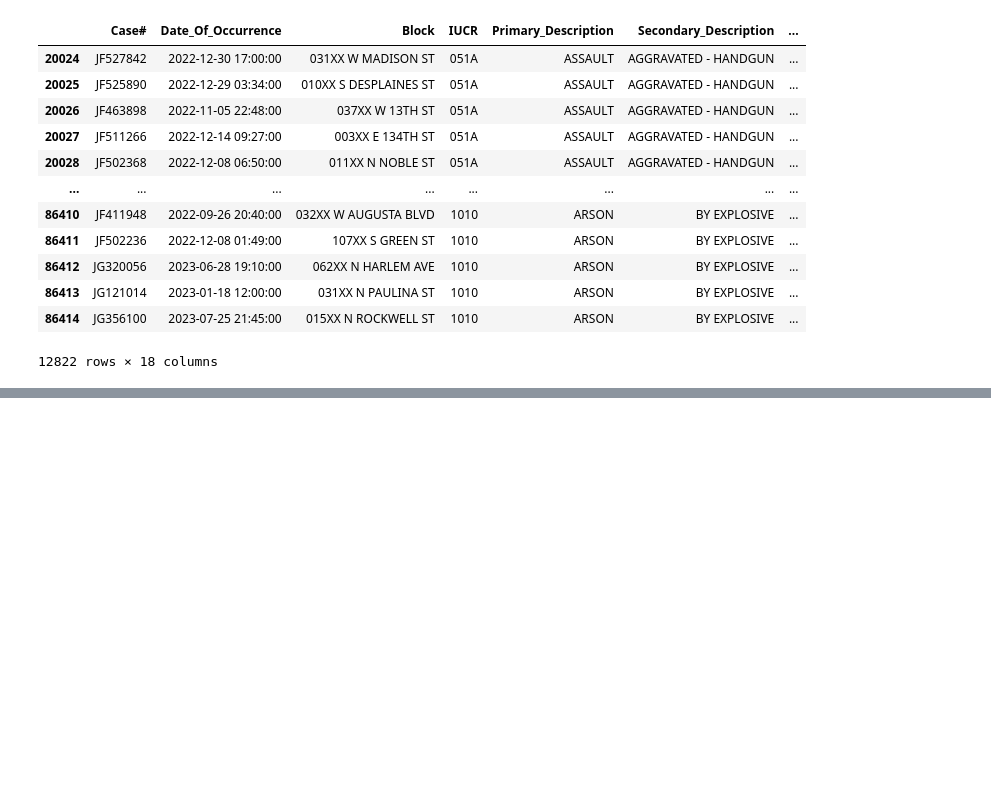
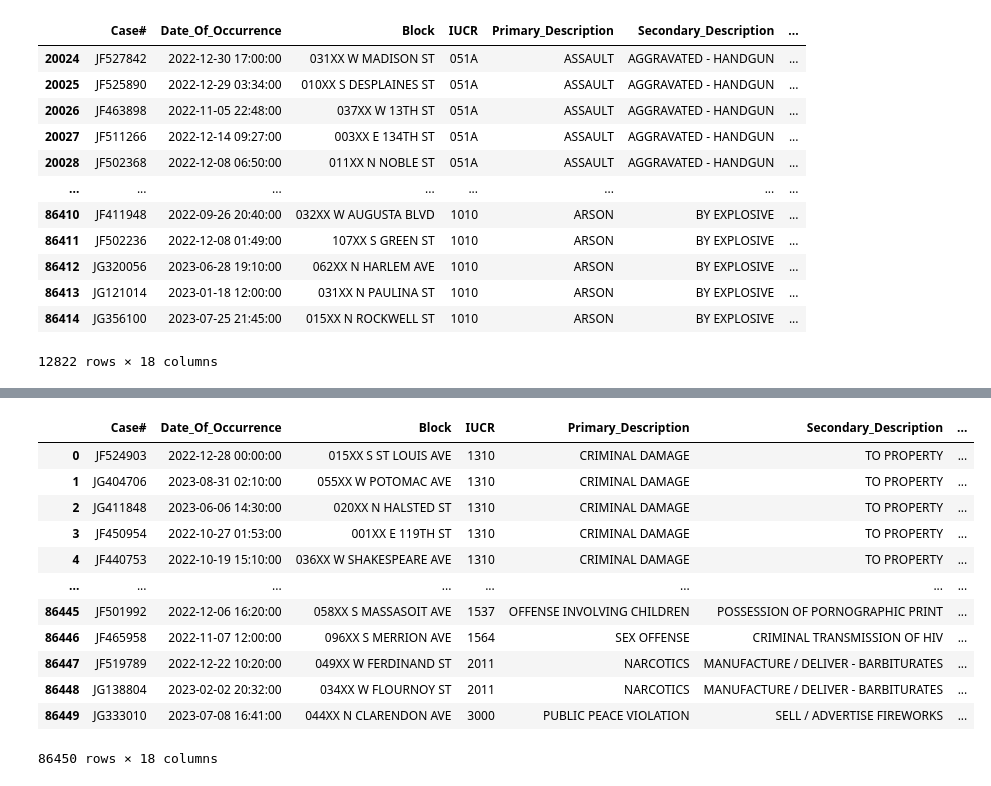
Before and after one commit to LincolnBrownBellevue/DSC540, a Jupyter notebook: Wks5-6/DSC540_Milestone2_LincolnBrown.ipynb, the cells around one changed output, grey strips where cells are left out. Cells and saved outputs as stored; diff of their text form; code cells hidden in the pictures; blank space fills up the shorter version.

```diff
--- a/Wks5-6/DSC540_Milestone2_LincolnBrown.ipynb
+++ b/Wks5-6/DSC540_Milestone2_LincolnBrown.ipynb
@@ -412,7 +412,7 @@ Then I will use that to create a new DataFrame of index crimes that can be used
 # %%
 # Now that the dataset is clean, let's use the 'INDEX CODE' column to
 # add a new column to the chicago_crime_df
-index_crimes = pd.merge(chicago_crime_df, clean_iucr[['IUCR','INDEX CODE']], on='IUCR')
+index_crimes = pd.merge(chicago_crime_df, clean_iucr[['IUCR','INDEX CODE']], how='inner', on='IUCR')
 tracked_crimes = index_crimes.loc[index_crimes['INDEX CODE'] == 'I']
 tracked_crimes
 # %% [output]
@@ -431,0 +449,17 @@ tracked_crimes
+# %%
+# Cleaned df with indexes for crime tracking
+index_crimes
+# %% [output]
+|  | Case# | Date_Of_Occurrence | Block | IUCR | Primary_Description | Secondary_Description | ... |
+| 0 | JF524903 | 2022-12-28 00:00:00 | 015XX S ST LOUIS AVE | 1310 | CRIMINAL DAMAGE | TO PROPERTY | ... |
+| 1 | JG404706 | 2023-08-31 02:10:00 | 055XX W POTOMAC AVE | 1310 | CRIMINAL DAMAGE | TO PROPERTY | ... |
+| 2 | JG411848 | 2023-06-06 14:30:00 | 020XX N HALSTED ST | 1310 | CRIMINAL DAMAGE | TO PROPERTY | ... |
+| 3 | JF450954 | 2022-10-27 01:53:00 | 001XX E 119TH ST | 1310 | CRIMINAL DAMAGE | TO PROPERTY | ... |
+| 4 | JF440753 | 2022-10-19 15:10:00 | 036XX W SHAKESPEARE AVE | 1310 | CRIMINAL DAMAGE | TO PROPERTY | ... |
+| ... | ... | ... | ... | ... | ... | ... | ... |
+| 86445 | JF501992 | 2022-12-06 16:20:00 | 058XX S MASSASOIT AVE | 1537 | OFFENSE INVOLVING CHILDREN | POSSESSION OF PORNOGRAPHIC PRINT | ... |
+| 86446 | JF465958 | 2022-11-07 12:00:00 | 096XX S MERRION AVE | 1564 | SEX OFFENSE | CRIMINAL TRANSMISSION OF HIV | ... |
+| 86447 | JF519789 | 2022-12-22 10:20:00 | 049XX W FERDINAND ST | 2011 | NARCOTICS | MANUFACTURE / DELIVER - BARBITURATES | ... |
+| 86448 | JG138804 | 2023-02-02 20:32:00 | 034XX W FLOURNOY ST | 2011 | NARCOTICS | MANUFACTURE / DELIVER - BARBITURATES | ... |
+| 86449 | JG333010 | 2023-07-08 16:41:00 | 044XX N CLARENDON AVE | 3000 | PUBLIC PEACE VIOLATION | SELL / ADVERTISE FIREWORKS | ... |
+86450 rows × 18 columns
```
Also changed, not shown: parts of 2 cells of this notebook, 2 other files.
